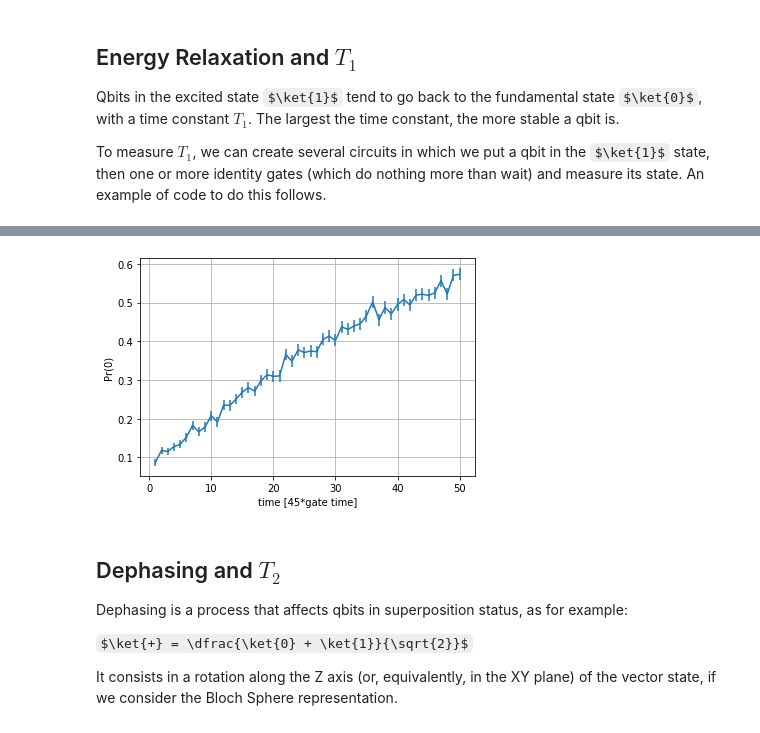
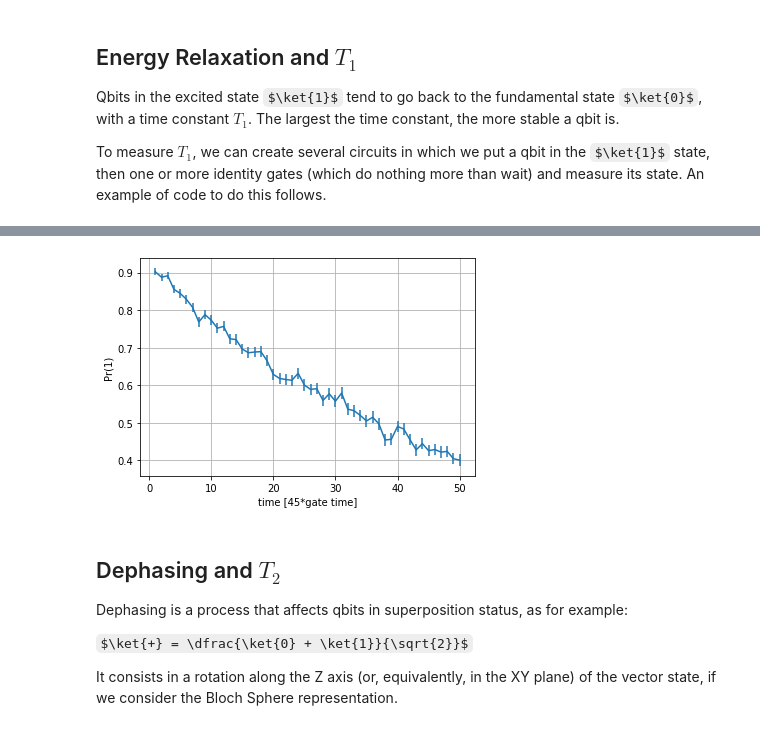
Before and after one commit to NTrevisani/DataScienceMaster, a Jupyter notebook: QuantumComputing/4_Qbits_decoherence.ipynb, the cells around one changed output, grey strips where cells are left out. Cells and saved outputs as stored; diff of their text form; code cells hidden in the pictures; some formulas as TeX source.

```diff
--- a/QuantumComputing/4_Qbits_decoherence.ipynb
+++ b/QuantumComputing/4_Qbits_decoherence.ipynb
@@ -96,22 +77,22 @@ result = job.result()
 # %%
 # Plot the result
 exp_data = []
 exp_error = []
 for idx, _ in enumerate(exp_vector):
     data = result.get_counts(idx)
     try:
         p0 = data['0']/shots
     except KeyError:
         p0 = 0
-    exp_data.append(p0)
+    exp_data.append(1 - p0)
     exp_error.append(np.sqrt(p0*(1-p0)/shots))
 
 plt.errorbar(exp_vector, exp_data, exp_error)
 plt.xlabel('time [45*gate time]')
-plt.ylabel('Pr(0)')
+plt.ylabel('Pr(1)')
 plt.grid(True)
 # %% [output]
-[figure, old version]
+[figure, new version]
 # %% [markdown]
 ## Dephasing and $T_2$
 
```
Also changed, not shown: parts of 19 cells of this notebook, 2 other files.
